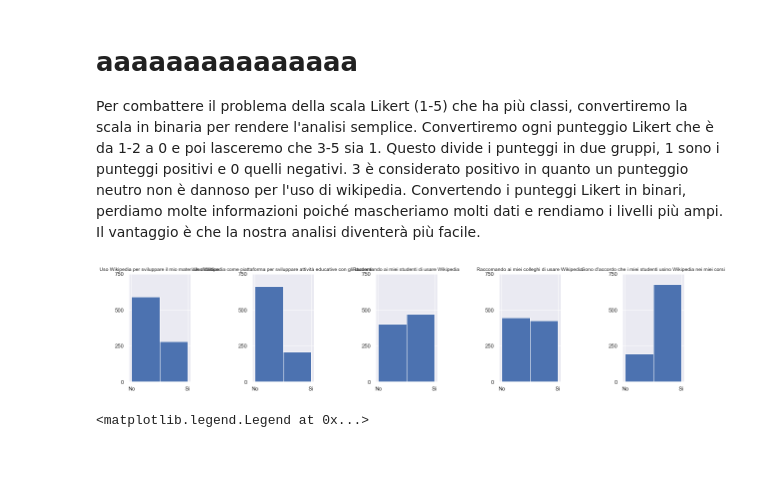
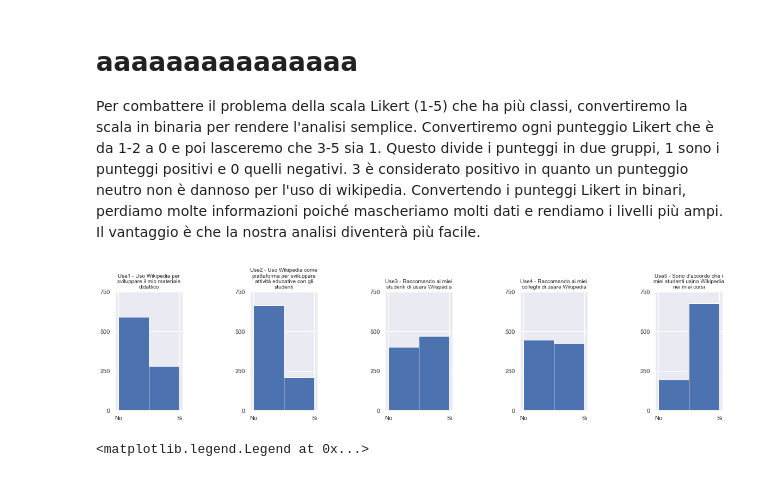
Before and after one commit to AposVinc/wiki4HEProject, a Jupyter notebook: wiki4HE.ipynb, the cells around one changed output. Cells and saved outputs as stored; diff of their text form; code cells hidden in the pictures.

```diff
--- a/wiki4HE.ipynb
+++ b/wiki4HE.ipynb
@@ -663,6 +664,7 @@ questionario.dropna().astype(int).boxplot(ax=ax)
 imp = SimpleImputer(strategy='median')
 questionario = pd.DataFrame(imp.fit_transform(questionario))
 questionario.columns = domande_titles.keys()
+questionario.index = prof.index
 questionario = questionario.round().astype('int8')
 
 pd.DataFrame({ 'contain na ': questionario.isna().any() ,'number of na ': questionario.isna().sum() })
@@ -747,6 +725,6 @@ plt.subplots_adjust(wspace=1)
 for i, x in enumerate(domande_uses.columns):
     ax = plt.subplot(1,5,i+1)
     ax.hist(domande_uses[x])
-    ax.set_title(domande_titles[x], fontsize = 10)
+    ax.set_title("\n".join(textwrap.wrap(x + " - " + domande_titles[x], 30)), fontsize = 10)
     ax.set_xticks([1, 2, 3, 4, 5])
 # %% [output]
@@ -758,19 +736,19 @@ Per combattere il problema della scala Likert (1-5) che ha più classi, converti
 # %%
 # domande_uses.applymap({1: 0, 2: 0, 3: 1, 4:1, 5:1})
 domande_uses = domande_uses.replace([1,2,3,4,5], [0,0,1,1,1])
 
 fig = plt.figure(figsize=(20,4))
 plt.subplots_adjust(wspace=1)
 for i, x in enumerate(domande_uses.columns):
     ax = plt.subplot(1,5,i+1)
     ax.hist(domande_uses[x], bins=2)
-    ax.set_title(domande_titles[x], fontsize = 10)
+    ax.set_title("\n".join(textwrap.wrap(x + " - " + domande_titles[x], 30)), fontsize = 10)
     ax.set_xticks([0,1])
     ax.set_xticklabels(["No", "Si"])
     ax.set_yticks([0, 250, 500, 750])
     ax.set_yticklabels([0, 250, 500, 750])
 # %% [output]
-[figure, old version]
+[figure, new version]
 # %%
 questionario[['Use1','Use2','Use3','Use4','Use5']] = domande_uses
 # %%
```
Also changed, not shown: parts of 12 cells of this notebook.
